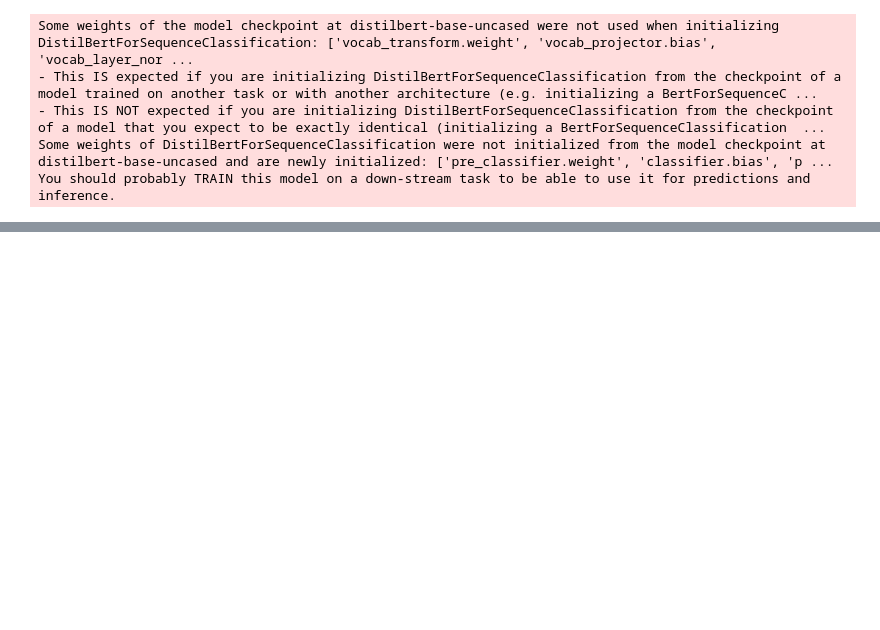
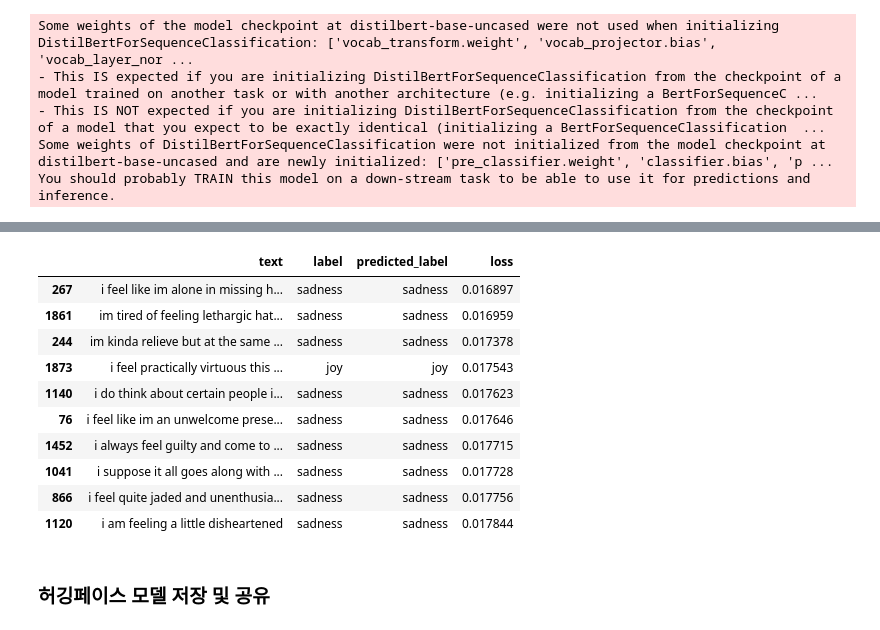
Before and after one commit to justin-kim3000/NLP, a Jupyter notebook: huggingface/text_token.ipynb, the cells around one changed output, grey strips where cells are left out. Cells and saved outputs as stored; diff of their text form; code cells hidden in the pictures; blank space fills up the shorter version.

```diff
--- a/huggingface/text_token.ipynb
+++ b/huggingface/text_token.ipynb
@@ -486,0 +564,16 @@ plot_confusion_matrix(y_preds, y_valid, labels)
+# %%
+df_test.sort_values('loss', ascending=True).head(10)
+# %% [output]
+|  | text | label | predicted_label | loss |
+| 267 | i feel like im alone in missing h... | sadness | sadness | 0.016897 |
+| 1861 | im tired of feeling lethargic hat... | sadness | sadness | 0.016959 |
+| 244 | im kinda relieve but at the same ... | sadness | sadness | 0.017378 |
+| 1873 | i feel practically virtuous this ... | joy | joy | 0.017543 |
+| 1140 | i do think about certain people i... | sadness | sadness | 0.017623 |
+| 76 | i feel like im an unwelcome prese... | sadness | sadness | 0.017646 |
+| 1452 | i always feel guilty and come to ... | sadness | sadness | 0.017715 |
+| 1041 | i suppose it all goes along with ... | sadness | sadness | 0.017728 |
+| 866 | i feel quite jaded and unenthusia... | sadness | sadness | 0.017756 |
+| 1120 | i am feeling a little disheartened | sadness | sadness | 0.017844 |
+# %% [markdown]
+### 허깅페이스 모델 저장 및 공유
```
Also changed, not shown: parts of 33 cells of this notebook.
